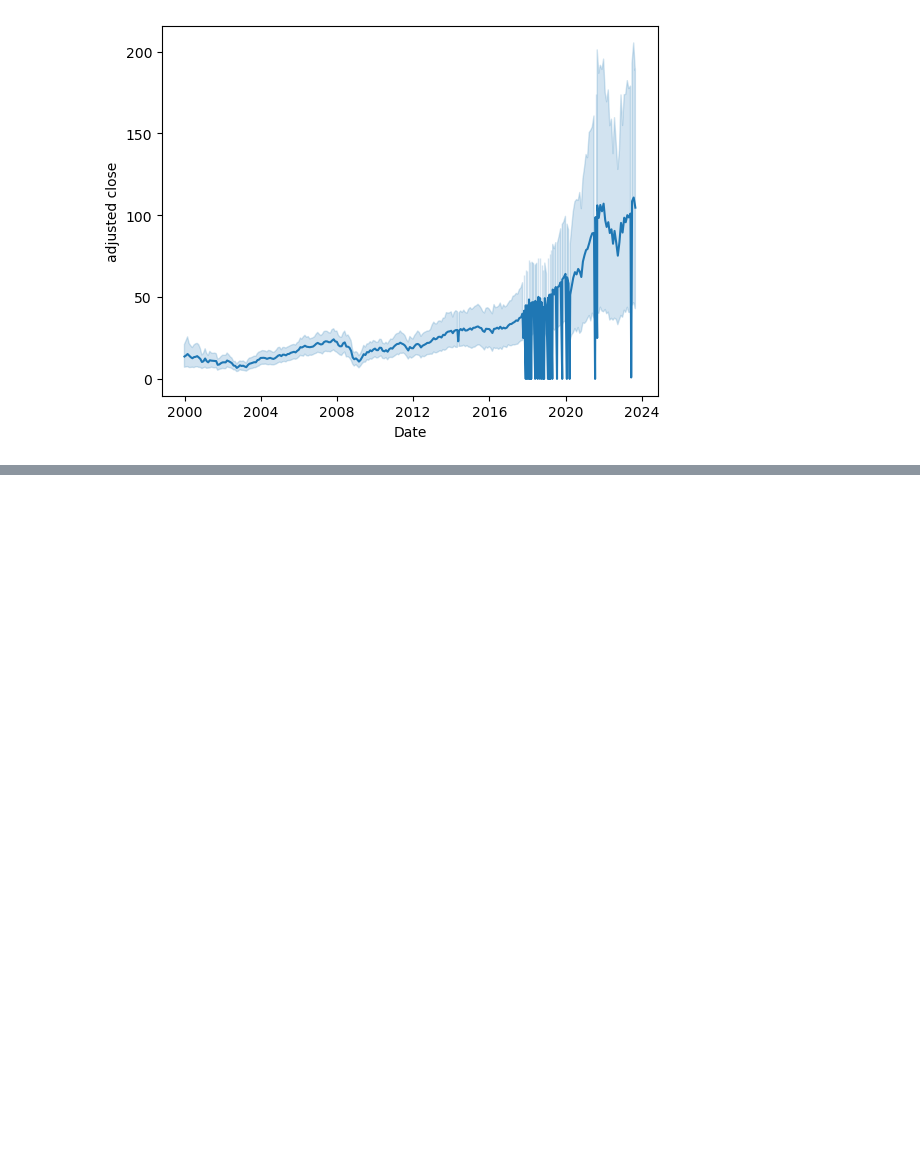
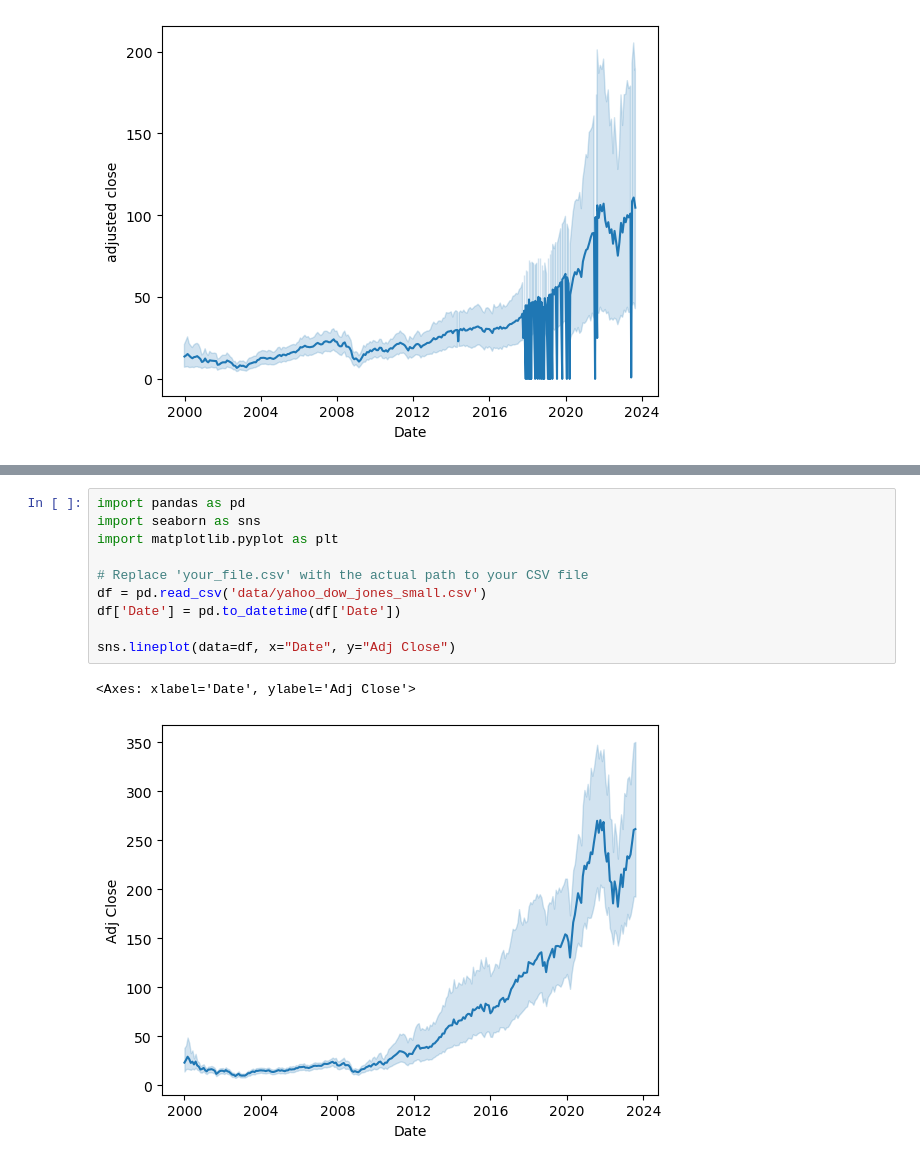
Before and after one commit to Arne-Wiese/data-science-project_stock-data, a Jupyter notebook: Data_Collection/stock_analysis.ipynb, the cells around one changed output, grey strips where cells are left out. Saved outputs shown, nothing was run; the diff lists cells and outputs as text; blank space fills up the shorter version.

```diff
--- a/Stock_Analysis/stock_analysis.ipynb
+++ b/Data_Collection/stock_analysis.ipynb
@@ -213,0 +241,13 @@ sns.lineplot(data=df, x="Date", y="adjusted close")
+# %%
+import pandas as pd
+import seaborn as sns
+import matplotlib.pyplot as plt
+
+# Replace 'your_file.csv' with the actual path to your CSV file
+df = pd.read_csv('data/yahoo_dow_jones_small.csv')
+df['Date'] = pd.to_datetime(df['Date'])
+
+sns.lineplot(data=df, x="Date", y="Adj Close")
+# %% [output]
+<Axes: xlabel='Date', ylabel='Adj Close'>
+[figure, added]
```
Also changed, not shown: parts of 4 cells of this notebook, 12 other files.
